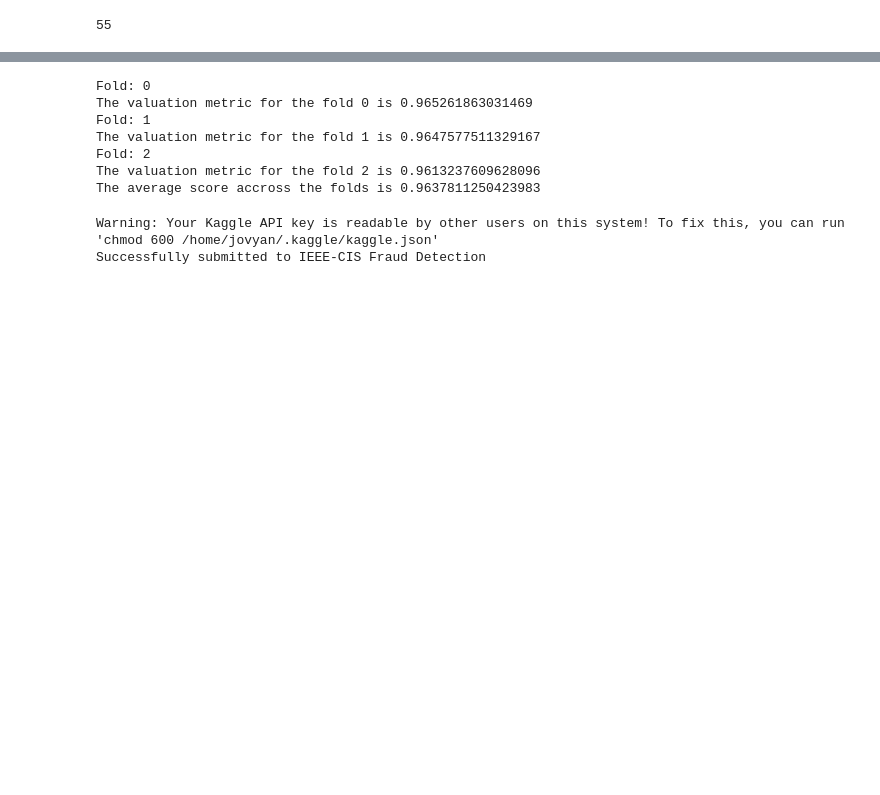
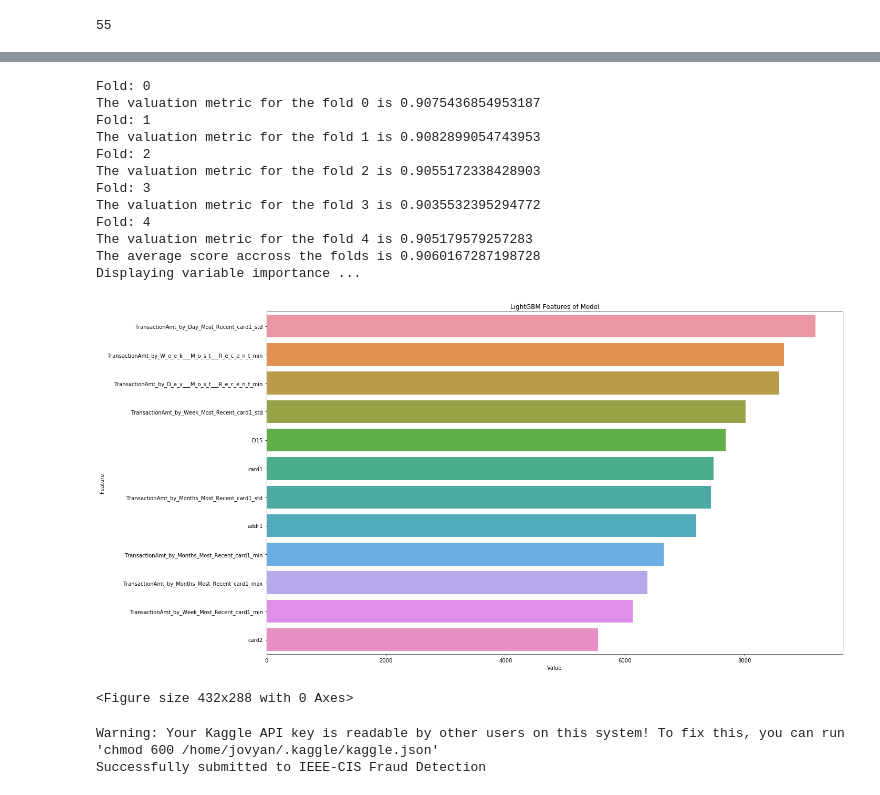
Before and after one commit to thebearinmind/bearinmind-kaggle, a Jupyter notebook: ieee-fraud-detection/main.ipynb, the cells around one changed output, grey strips where cells are left out. Cells and saved outputs as stored; diff of their text form; code cells hidden in the pictures; blank space fills up the shorter version.

Commit message:
some updates in fraud files

```diff
--- a/ieee-fraud-detection/main.ipynb
+++ b/ieee-fraud-detection/main.ipynb
@@ -226,0 +171,5 @@ def prepare_data_split(df_train, df_test, target, rem_cols, useVarImp = False):
+# %%
+#Encode categorical
+data = dp.encode_categorical(df_train_txn, df_test_txn, encode_cols)
+df_train_txn = data[0]
+df_test_txn = data[1]
@@ -227,2 +197,5 @@ def prepare_data_split(df_train, df_test, target, rem_cols, useVarImp = False):
+# %%
+#Initiate ModelBuilder Class
+mb = mc.modelBuilder('classification', 'LGBM')
 # %%
-data = prepare_data_split(df_train_txn, df_test_txn, 'isFraud', rem_cols = ['TransactionID', 'TransactionDT'], useVarImp = False)
+data = mb.prepare_data_split(df_train =  df_train_txn, df_test = df_test_txn, target = 'isFraud', rem_cols = ['TransactionID', 'TransactionDT'], useVarImp = True, varimp_threshold = 100)
@@ -232,7 +208,7 @@ params = {
     'boosting_type':'gbdt',
     'n_estimators':1000,
     'num_leaves':128,
-    'objective':'lambdarank',
+    'objective':'binary',
     'colsample_bytree': 1.0,
     'learning_rate': 0.2,
     'max_bin':255,
@@ -266,13 +247,20 @@ data[0].shape
 # %%
-submit = run_model(data[0], data[1], data[2], 5, problem_type = 'classification', model_type = 'LGBM', metric_func = roc_auc_score, get_probab = True, save_varimp = True, params = params)
+submit = mb.run_model(data[0], data[1], data[2], 5, metric_func = roc_auc_score, get_probab = True, save_varimp = True, params = params)
 # %% [output]
 Fold: 0
-The valuation metric for the fold 0 is 0.965261863031469
+The valuation metric for the fold 0 is 0.9075436854953187
 Fold: 1
-The valuation metric for the fold 1 is 0.9647577511329167
+The valuation metric for the fold 1 is 0.9082899054743953
 Fold: 2
-The valuation metric for the fold 2 is 0.9613237609628096
-The average score accross the folds is 0.9637811250423983
+The valuation metric for the fold 2 is 0.9055172338428903
+Fold: 3
+The valuation metric for the fold 3 is 0.9035532395294772
+Fold: 4
+The valuation metric for the fold 4 is 0.905179579257283
+The average score accross the folds is 0.9060167287198728
+Displaying variable importance ...
+[figure, added]
+<Figure size 432x288 with 0 Axes>
 # %%
 submit_pred= pd.DataFrame(submit[0])
 submit_pred.columns = ['isFraud']
```
Also changed, not shown: parts of 38 cells of this notebook, 2 other files.
